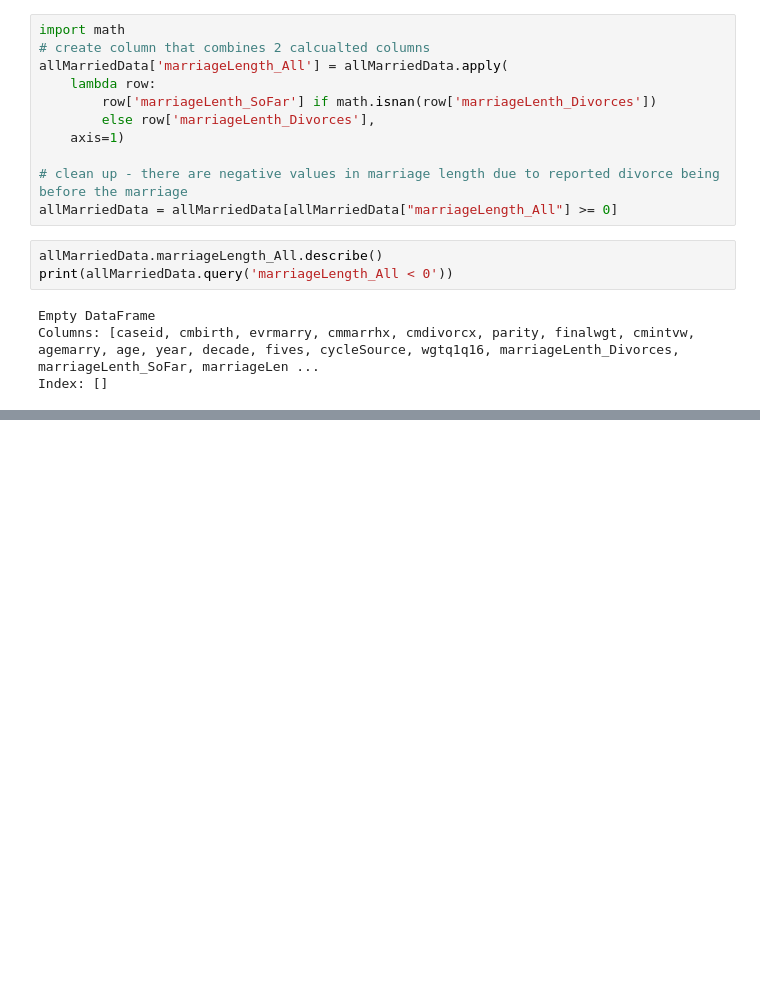
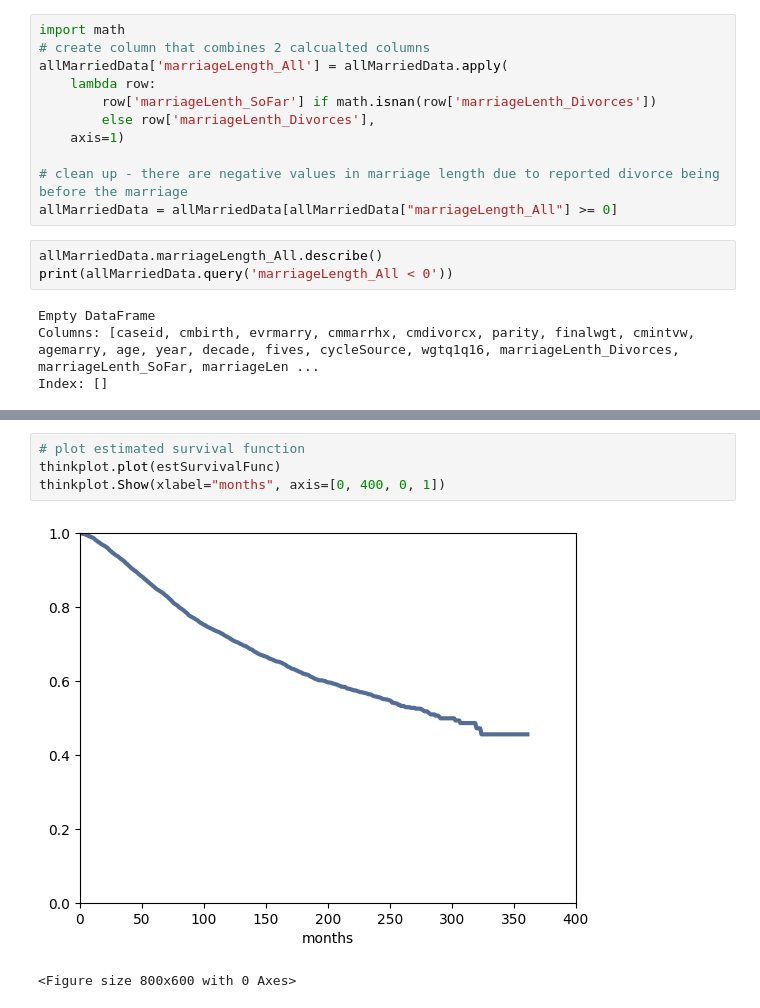
Before and after one commit to ryfrank/DSC530-FinalProject, a Jupyter notebook: Frank530Week10.ipynb, the cells around one changed output, grey strips where cells are left out. Drawn from its saved outputs; the diff is of its cells as text; blank space fills up the shorter version.

```diff
--- a/Frank530Week10.ipynb
+++ b/Frank530Week10.ipynb
@@ -171,0 +191,7 @@ thinkplot.plot(sf)
+# %%
+# plot estimated survival function
+thinkplot.plot(estSurvivalFunc)
+thinkplot.Show(xlabel="months", axis=[0, 400, 0, 1])
+# %% [output]
+[figure, added]
+<Figure size 800x600 with 0 Axes>
```
Also changed, not shown: parts of 7 cells of this notebook.
